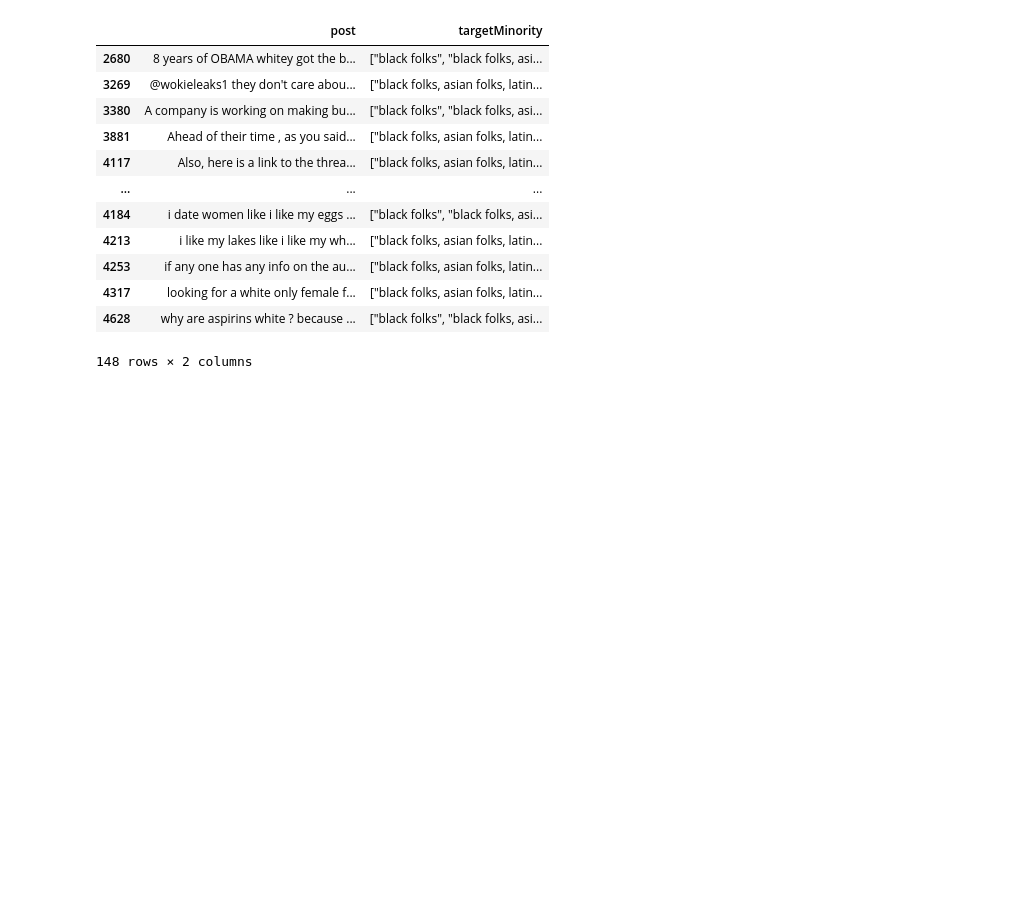
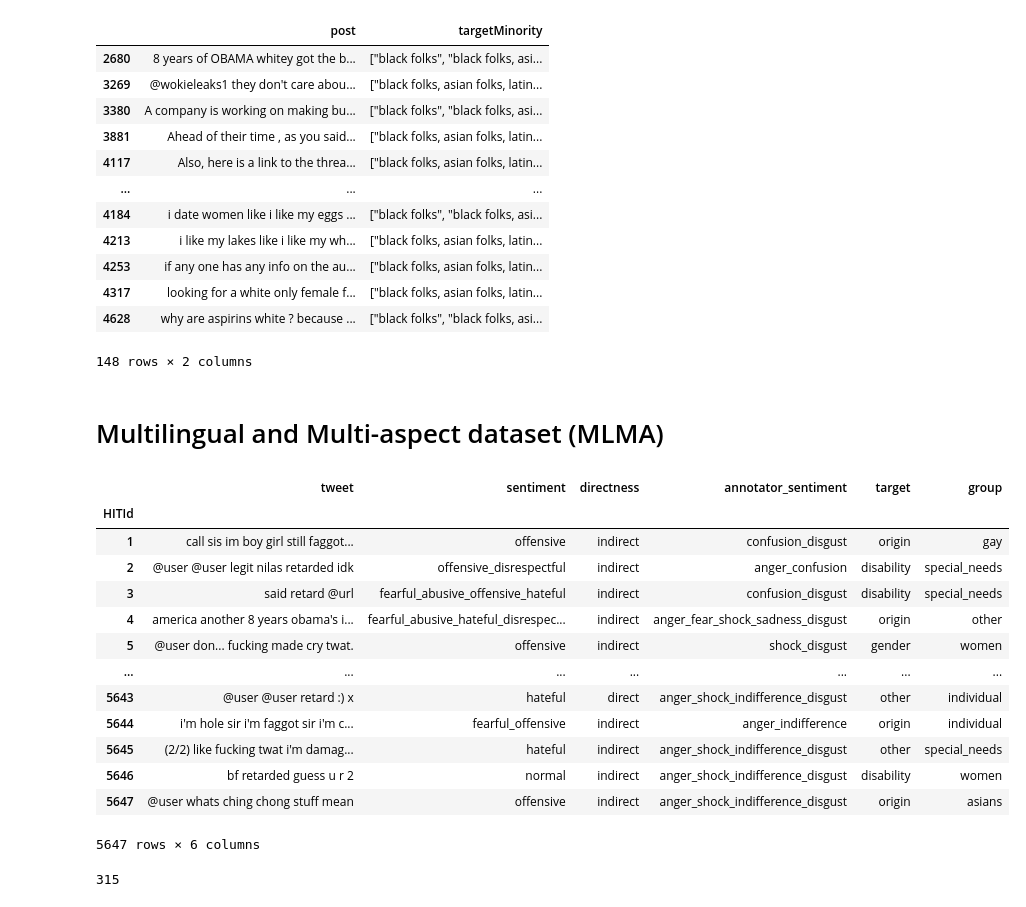
Before and after one commit to michaelmilleryoder/hate_speech_identities, a Jupyter notebook: jupyter/datasets.ipynb, the cells around one changed output. Saved outputs shown, nothing was run; the diff lists cells and outputs as text; code cells hidden in the pictures; blank space fills up the shorter version.

```diff
--- a/jupyter/datasets.ipynb
+++ b/jupyter/datasets.ipynb
@@ -494,3 +494,32 @@ data.loc[data['targetMinority'].str.contains('black folks, asian folks, latino/l
 | 4317 | looking for a white only female f... | ["black folks, asian folks, latin... |
 | 4628 | why are aspirins white ? because ... | ["black folks", "black folks, asi... |
 148 rows × 2 columns
+# %% [markdown]
+# Multilingual and Multi-aspect dataset (MLMA)
+# %%
+import os
+import pandas as pd
+
+dirpath = '/storage2/mamille3/data/hate_speech/mlma/'
+fpath = os.path.join(dirpath, 'en_dataset.csv')
+data = pd.read_csv(fpath, index_col=0)
+data
+# %% [output]
+|  | tweet | sentiment | directness | annotator_sentiment | target | group |
+| HITId |  |  |  |  |  |  |
+| 1 | call sis im boy girl still faggot... | offensive | indirect | confusion_disgust | origin | gay |
+| 2 | @user @user legit nilas retarded idk | offensive_disrespectful | indirect | anger_confusion | disability | special_needs |
+| 3 | said retard @url | fearful_abusive_offensive_hateful | indirect | confusion_disgust | disability | special_needs |
+| 4 | america another 8 years obama's i... | fearful_abusive_hateful_disrespec... | indirect | anger_fear_shock_sadness_disgust | origin | other |
+| 5 | @user don... fucking made cry twat. | offensive | indirect | shock_disgust | gender | women |
+| ... | ... | ... | ... | ... | ... | ... |
+| 5643 | @user @user retard :) x | hateful | direct | anger_shock_indifference_disgust | other | individual |
+| 5644 | i'm hole sir i'm faggot sir i'm c... | fearful_offensive | indirect | anger_indifference | origin | individual |
+| 5645 | (2/2) like fucking twat i'm damag... | hateful | indirect | anger_shock_indifference_disgust | other | special_needs |
+| 5646 | bf retarded guess u r 2 | normal | indirect | anger_shock_indifference_disgust | disability | women |
+| 5647 | @user whats ching chong stuff mean | offensive | indirect | anger_shock_indifference_disgust | origin | asians |
+5647 rows × 6 columns
+# %%
+len(data.loc[data['sentiment']=='hateful'])
+# %% [output]
+315
```
Also changed, not shown: parts of 2 cells of this notebook.
